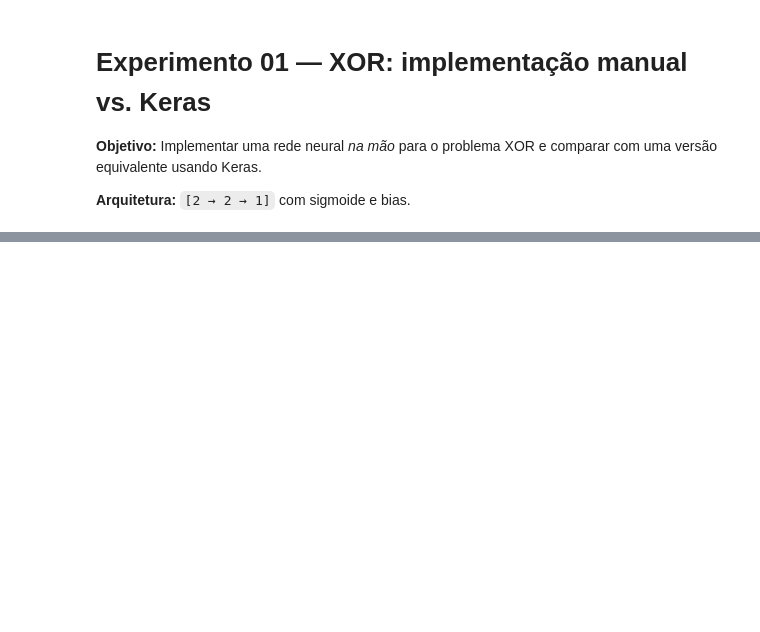
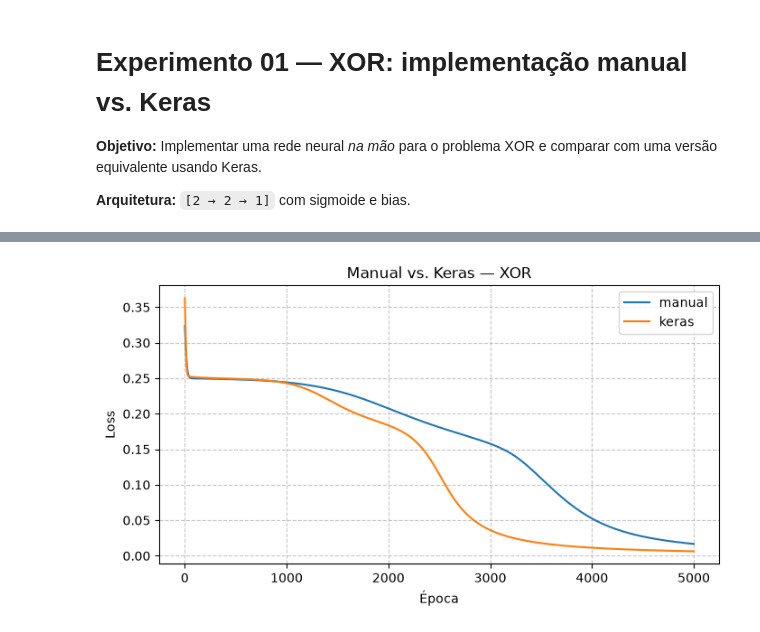
Before and after one commit to carolcortez1/NeuralNetwork_Backpropagation, a Jupyter notebook: experiments/ex01_xor/experimento_01.ipynb, the cells around one changed output, grey strips where cells are left out. Cells and saved outputs as stored; diff of their text form; code cells hidden in the pictures; blank space fills up the shorter version.

```diff
--- a/experiments/ex01_xor/experimento_01.ipynb
+++ b/experiments/ex01_xor/experimento_01.ipynb
@@ -276,0 +328,12 @@ Use este espaço para anotar o que você observou:
+# %%
+plt.figure(figsize=(8, 4))
+plt.plot(losses, label='manual')
+plt.plot(history.history['loss'], label='keras')
+plt.xlabel('Época')
+plt.ylabel('Loss')
+plt.title('Manual vs. Keras — XOR')
+plt.legend()
+plt.grid(True, linestyle='--', alpha=0.7)
+plt.show()
+# %% [output]
+[figure, added]
```
Also changed, not shown: parts of 49 cells of this notebook, 1 other file.
